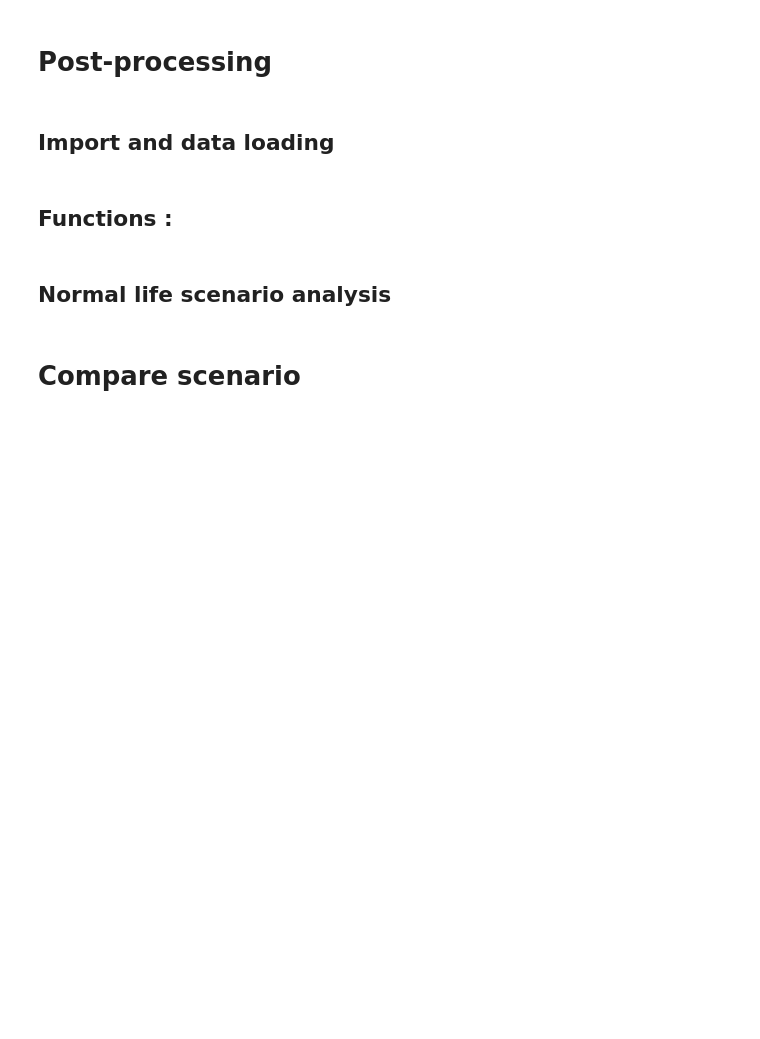
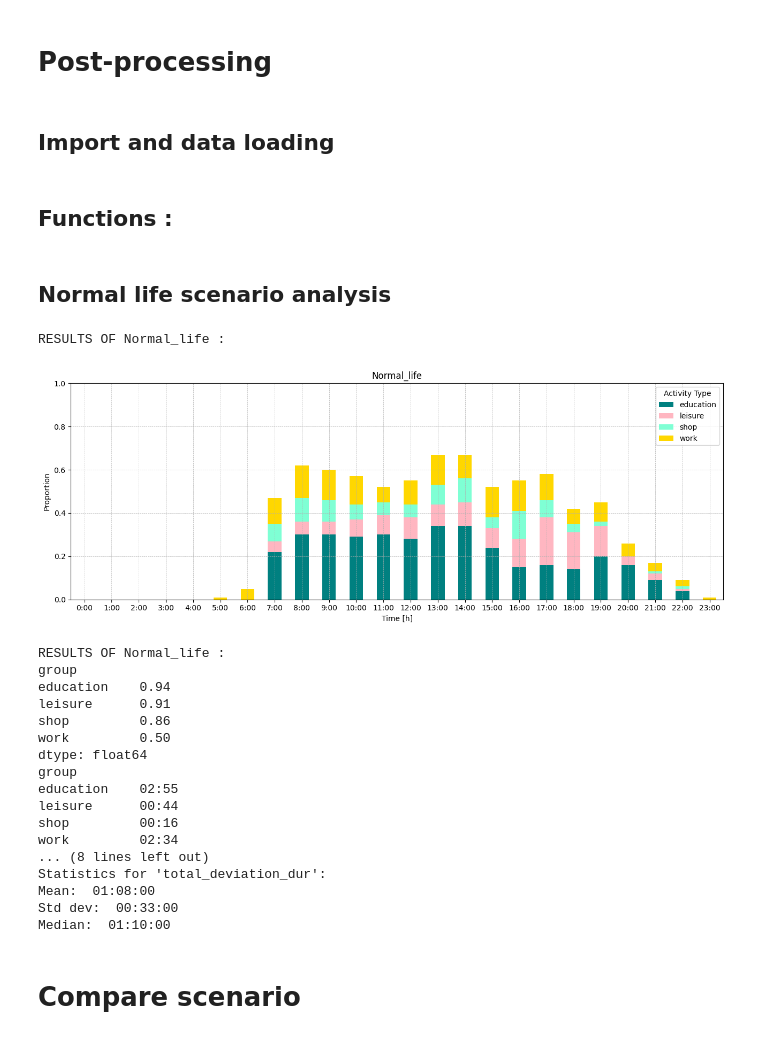
Before and after one commit to phellich/scheduling, a Jupyter notebook: Results_exploration.ipynb, the cells around one changed output. Saved outputs shown, nothing was run; the diff lists cells and outputs as text; code cells hidden in the pictures; blank space fills up the shorter version.

```diff
--- a/Results_exploration.ipynb
+++ b/Results_exploration.ipynb
@@ -455,10 +455,30 @@ def compare_scenario(
 # %%
 SCENARI = ['Normal_life', 'Outings_limitation', 'Only_economy', 'Early_curfew',
             'Essential_needs', 'Finding_balance', 'Impact_of_leisure']
-# SCENARI = ['Normal_life']
-# compare_scenario(SCENARI, plot_distribution = True)
-# compare_scenario(SCENARI, print_proportions= True, print_durations=True)
+SCENARI = ['Normal_life']
+compare_scenario(SCENARI, plot_distribution = True)
+compare_scenario(SCENARI, print_proportions= True, print_durations=True)
 compare_scenario(SCENARI, print_deviation=True)
+# %% [output]
+RESULTS OF Normal_life :
+[figure, added]
+RESULTS OF Normal_life :
+group
+education    0.94
+leisure      0.91
+shop         0.86
+work         0.50
+dtype: float64
+group
+education    02:55
+leisure      00:44
+shop         00:16
+work         02:34
+... (8 lines left out)
+Statistics for 'total_deviation_dur':
+Mean:  01:08:00
+Std dev:  00:33:00
+Median:  01:10:00
 # %%
 # SCENARI = ['Normal_life_TW', 'Outings_limitation_TW', 'Only_economy_TW', 'Early_curfew_TW',
 #             'Essential_needs_TW', 'Finding_balance_TW', 'Impact_of_leisure_TW']
```
Also changed, not shown: parts of 1 cell of this notebook, 24 other files.
